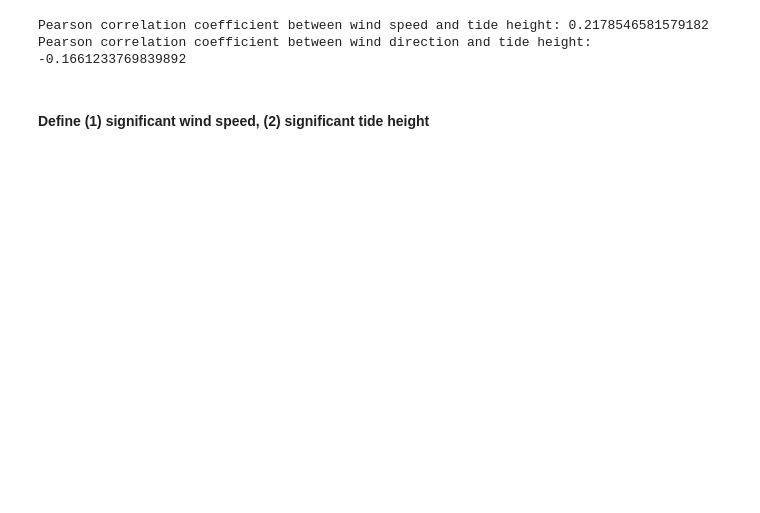
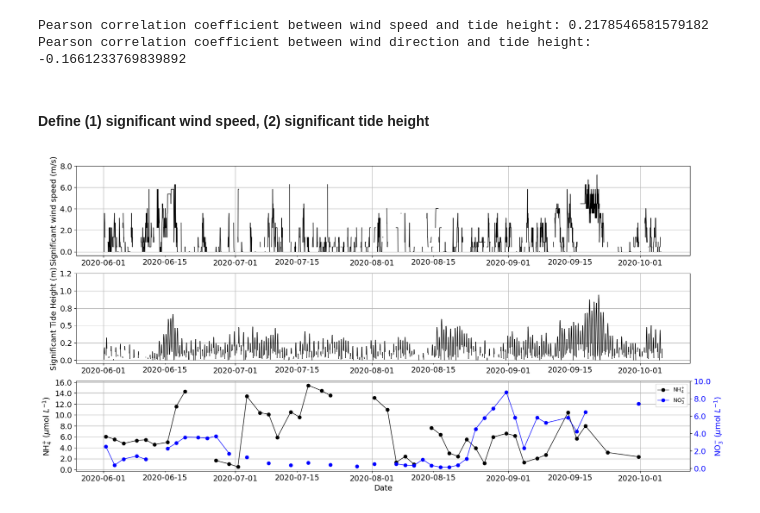
Before and after one commit to Zhu-Yifan/Lafayette_River_Time_Series_Analysis, a Jupyter notebook: notebooks/Wind_Tide_Nutrient_Part01_EDA.ipynb, the cells around one changed output. Cells and saved outputs as stored; diff of their text form; code cells hidden in the pictures; blank space fills up the shorter version.

```diff
--- a/notebooks/Wind_Tide_Nutrient_Part01_EDA.ipynb
+++ b/notebooks/Wind_Tide_Nutrient_Part01_EDA.ipynb
@@ -202,3 +202,85 @@ Pearson correlation coefficient between wind speed and tide height: 0.2178546581
 Pearson correlation coefficient between wind direction and tide height: -0.1661233769839892
 # %% [markdown]
 #### Define (1) significant wind speed, (2) significant tide height
+# %%
+# Calculate the 60th percentile for tide
+signifit_tide = tide_dwsampled- np.percentile(tide_dwsampled, 60)
+signifit_tide[signifit_tide<0] = np.nan
+
+# Calculate the 60th percentile for wind speed
+signifit_WS = WS_resampled- np.percentile(WS_resampled, 60)
+signifit_WS[signifit_WS<0] = np.nan
+# %%
+# plot time series data for each variable in a subplot
+fig, axes = plt.subplots(3, 1, figsize=(20, 10),sharex=True)
+
+axes[0].plot(signifit_WS.index, signifit_WS.array, marker ='o', markersize = 0, linestyle='-', linewidth=1, color='black')
+axes[0].set_ylabel('Significant wind speed (m/s)',fontsize=14)
+y_ticks = np.arange(0, np.ceil(np.max(signifit_WS))+0.5, 2)
+y_tick_labels = ['{:.1f}'.format(t) for t in y_ticks]
+axes[0].set_yticks(y_ticks, y_tick_labels, fontsize = 14 )
+
+axes[0].tick_params(axis='x', which='both', bottom=True, top=False, labelbottom=True)
+axes[0].xaxis.set_major_formatter(date_fmt)
+axes[0].xaxis.set_minor_formatter(date_fmt)
+# Set the x-axis tick locator to show ticks on the 1st day and 15th day of each month
+axes[0].xaxis.set_major_locator(month_locator)
+axes[0].xaxis.set_minor_locator(day_locator)
+# Set the tick parameters for both the major and minor ticks
+plt.setp(axes[0].get_xticklabels(which='both'), rotation=0, ha='center', fontsize=14)
+axes[0].grid(True)
+
+# subplot 2
+axes[1].plot(signifit_tide.index, signifit_tide.array, marker ='o', markersize = 0, linestyle='-', linewidth=1, color='black')
+axes[1].set_ylabel('Significant Tide Height (m)',fontsize=14)
+# Set y-axis tick labels to correspond to tide
+y_ticks = np.arange(0, np.ceil(np.max(signifit_tide))+0.5, 0.25)
+y_tick_labels = ['{:.1f}'.format(t) for t in y_ticks]
+axes[1].set_yticks(y_ticks, y_tick_labels, fontsize = 14 )
+axes[1].tick_params(axis='x', which='both', bottom=True, top=False, labelbottom=True)
+axes[1].xaxis.set_major_formatter(date_fmt)
+axes[1].xaxis.set_minor_formatter(date_fmt)
+# Set the x-axis tick locator to show ticks on the 1st day and 15th day of each month
+axes[1].xaxis.set_major_locator(month_locator)
+axes[1].xaxis.set_minor_locator(day_locator)
+# Set the tick parameters for both the major and minor ticks
+plt.setp(axes[1].get_xticklabels(which='both'), rotation=0, ha='center', fontsize=14)
+axes[1].grid(True)
+
+# subplot 3
+axes2 = axes[2].twinx()
+l1= axes[2].plot(nuts['Date_Time_NYCC'], nuts['D3_NH4_NY'], marker ='o', markersize = 6, linestyle='-', linewidth=1, color='black',label ='NH$_4^{+}$')
+#axes[2].plot(nuts['Date_Time_NYCC'], nuts['D2_NH4_NY'], marker ='o', markersize = 6, linestyle='-', linewidth=1, color='black')
+axes[2].set_xlabel('Date',fontsize=14)
+axes[2].set_ylabel('NH$_4^{+}$ ($\mu$mol $L^{-1}$)',fontsize=14)
+y_ticks = np.arange(0, np.ceil(np.max(nuts['D3_NH4_NY']))+0.5, 2)
+y_tick_labels = ['{:.1f}'.format(t) for t in y_ticks]
+axes[2].set_yticks(y_ticks, y_tick_labels, fontsize = 14 )
+
+#l2= axes2.plot(nuts['Date_Time_NYCC'], NO3_pulse, marker ='o', markersize = 6, linestyle='-', linewidth=1, color='blue', label='NO$_3^{-}$')
+l2= axes2.plot(nuts['Date_Time_NYCC'], nuts['D3_N+N_NY'], marker ='o', markersize = 6, linestyle='-', linewidth=1, color='blue', label='NO$_3^{-}$')
+#axes2.plot(nuts['Date_Time_NYCC'], nuts['D2_N+N_NY'], marker ='o', markersize = 6, linestyle='-', linewidth=1, color='blue')
+axes2.set_xlabel('Date',fontsize=14)
+axes2.set_ylabel('NO$_3^{-}$ ($\mu$mol $L^{-1}$)', color='blue', fontsize=14)
+y_ticks = np.arange(0, np.ceil(np.max(nuts['D3_N+N_NY']))+2, 2)
+y_tick_labels = ['{:.1f}'.format(t) for t in y_ticks]
+axes2.set_yticks(y_ticks, y_tick_labels, fontsize = 14 )
+axes2.tick_params(axis='y', labelcolor='blue')
+axes[2].xaxis.set_major_formatter(date_fmt)
+axes[2].xaxis.set_minor_formatter(date_fmt)
+# Set the x-axis tick locator to show ticks on the 1st day and 15th day of each month
+axes[2].xaxis.set_major_locator(month_locator)
+axes[2].xaxis.set_minor_locator(day_locator)
+# Set the tick parameters for both the major and minor ticks
+plt.setp(axes[2].get_xticklabels(which='both'), rotation=0, ha='center', fontsize=14)
+# combine the legends for both y-axes
+lines, labels = axes[2].get_legend_handles_labels()
+lines2, labels2 = axes2.get_legend_handles_labels()
+axes[2].legend(lines + lines2, labels + labels2, loc='upper right')
+
+axes[2].grid(True)
+
+# show plot
+plt.show()
+# %% [output]
+[figure, added]
```
Also changed, not shown: parts of 9 cells of this notebook.
